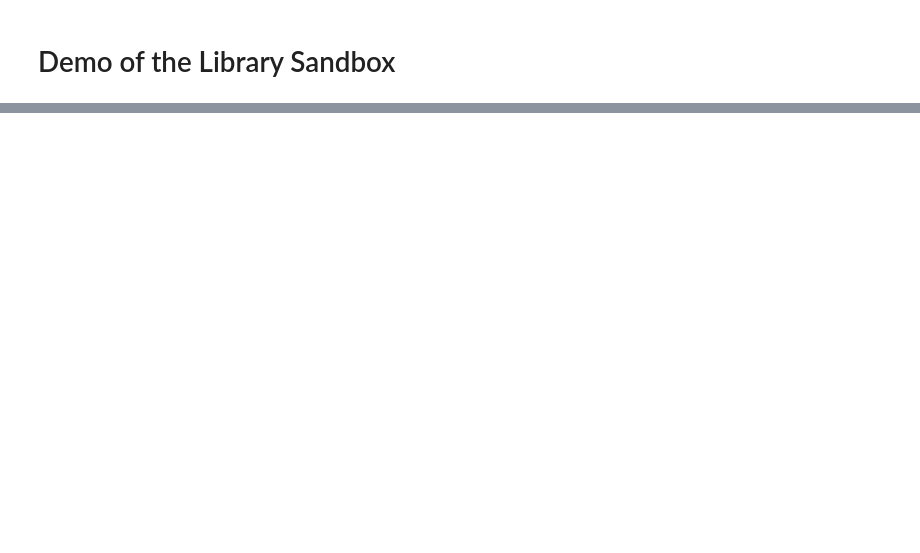
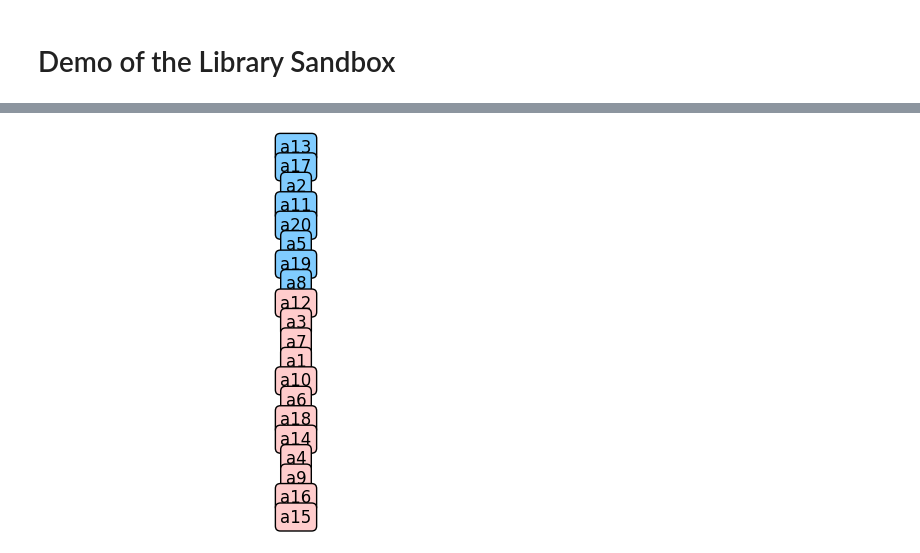
Before and after one commit to INRIA/sum-impact-assessment-models, a Jupyter notebook: demo_mcda.ipynb, the cells around one changed output, grey strips where cells are left out. Cells and saved outputs as stored; diff of their text form; code cells hidden in the pictures; blank space fills up the shorter version.

Commit message:
feat: PoC MCDA execution for promethee I, II and GAIA

```diff
--- a/demo_mcda.ipynb
+++ b/demo_mcda.ipynb
@@ -3,7 +3,11 @@
 # %%
 from src.sum_impact_assessment.utils.tools import load_living_labs_from_file, load_measures_from_file, load_kpis_from_file, load_kpi_groups_from_file
 from src.sum_impact_assessment.utils.kpi_normalizer import KPINormalizer
-from src.sum_impact_assessment.models import KPIImpactAnalyzer
+from src.sum_impact_assessment.models import KPIImpactAnalyzer, PrometheeGaiaAnalyzer
+from src.sum_impact_assessment.schemas.mcda import Goal, Alternative
+from src.sum_impact_assessment.schemas.impact_analysis import MeasureImpactCoefficient, LivingLabImpactError, KPIGroupImpactOutput
+
+
 from pandas import DataFrame, concat
 
 measures = load_measures_from_file('data/measures.json')
@@ -31,25 +35,89 @@ for lab in living_labs:
 analyzer = KPIImpactAnalyzer(living_labs, measures, kpis, kpi_groups)
 
 final_df = DataFrame()
+rreg_results: list[KPIGroupImpactOutput] = []
 for group in kpi_groups:
     try:
         print(f"RUNNING ANALYSIS FOR KPI GROUP: {group.name} (ID: {group.id})")
         group_results = analyzer.run_analysis_group(group)
-        df = DataFrame([coef.model_dump() for coef in group_results.measure_coefficients])
+        rreg_results.append(group_results)
+        df = DataFrame([coef.model_dump()
+                       for coef in group_results.measure_coefficients])
 
-        ##add df to final_df
+        # add df to final_df
         final_df = concat([final_df, df], ignore_index=True)
     except Exception as e:
-        print(f"ANALYSIS FAILED FOR KPI GROUP: {group.name} (ID: {group.id}) : {e}")
+        print(
+            f"ANALYSIS FAILED FOR KPI GROUP: {group.name} (ID: {group.id}) : {e}")
         continue
-
 
 print("SAVING RESULTS TO FILES")
 file_dir = 'data/output'
 print(final_df)
 final_df.to_csv(f"{file_dir}/final_measure_coefficients.csv", index=False)
 
-#analyzer.run_analysis() # NOTE This won't run until all KPIs have upper and lower bounds
+# PROMETHEE GAIA VISUALIZATION
+goals = [
+    Goal(name=rreg_results[0].name, weight=0.33,
+         direction="max", Q=0.0005, S=0.003, P=0.01, F='t5'),
+    Goal(name=rreg_results[1].name, weight=0.33,
+         direction="max", Q=0.0005, S=0.003, P=0.01, F='t5'),
+    Goal(name=rreg_results[2].name, weight=0.34,
+         direction="max", Q=0.0005, S=0.003, P=0.01, F='t5')
+]
+business_alternatives = []
+
+for measure in measures:
+    alt = Alternative(
+        name=measure.name or f"Measure {measure.id}",
+        values={
+            rreg_alt.name: next(
+                (
+                    mcoef.coefficient
+                    for mcoef in rreg_alt.measure_coefficients
+                    if mcoef.id == measure.id
+                ),
+                0.0,
+            )
+            for rreg_alt in rreg_results
+        },
+    )
+    business_alternatives.append(alt)
+
+print("PROMETHEE GAIA INPUT DATA - SAVING TO CSV FILES")
+print('goals', goals)
+print('alternatives', business_alternatives)
+# write goals and alternatives to files CSV for debugging
+goals_df = DataFrame([goal.model_dump() for goal in goals])
+goals_df.to_csv(f"{file_dir}/promethee_goals.csv", index=False)
+# Create a matrix-style dataframe with alternatives as rows and goals as columns
+alts_data = []
+for alt in business_alternatives:
+    row = {'name': alt.name}
+    row.update(alt.values)
+    alts_data.append(row)
+
+alts_df = DataFrame(alts_data)
+alts_df.to_csv(
+    f"{file_dir}/promethee_goals_alternatives_matrix.csv", index=False)
+
+
+print("Running PROMETHEE-GAIA analysis...")
+analyzer = PrometheeGaiaAnalyzer(
+    goals=goals, alternatives=business_alternatives)
+result_pI = analyzer.run_prometheeI(False)
+result_pII = analyzer.run_prometheeII(True)
+analyzer.run_gaia(25, 25)
+result_gaia = analyzer.run_gaia_custom()
+
+print("PROMETHEE I Results:", result_pI)
+print("PROMETHEE II Results:", result_pII)
+print("GAIA Results:", result_gaia)
+
+print("CUSTOM VISUALIZATIONS, SAMPLES FOR FRONT-END CLIENT")
+analyzer.display_gaia()
+analyzer.display_prometheeI()
+analyzer.display_prometheeII()
 # %% [output]
 KPIs ----------------------------------------
 Number of kpis :  45
@@ -70,0 +139 @@ Number of KPIs: 28
+[figure, added]
```
Also changed, not shown: parts of 1 cell of this notebook, 10 other files.
